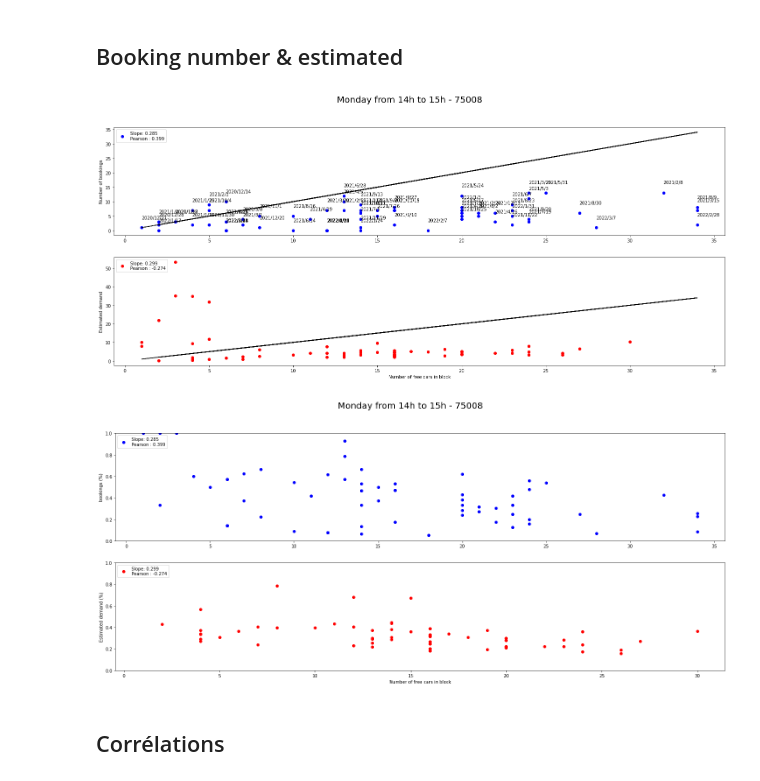
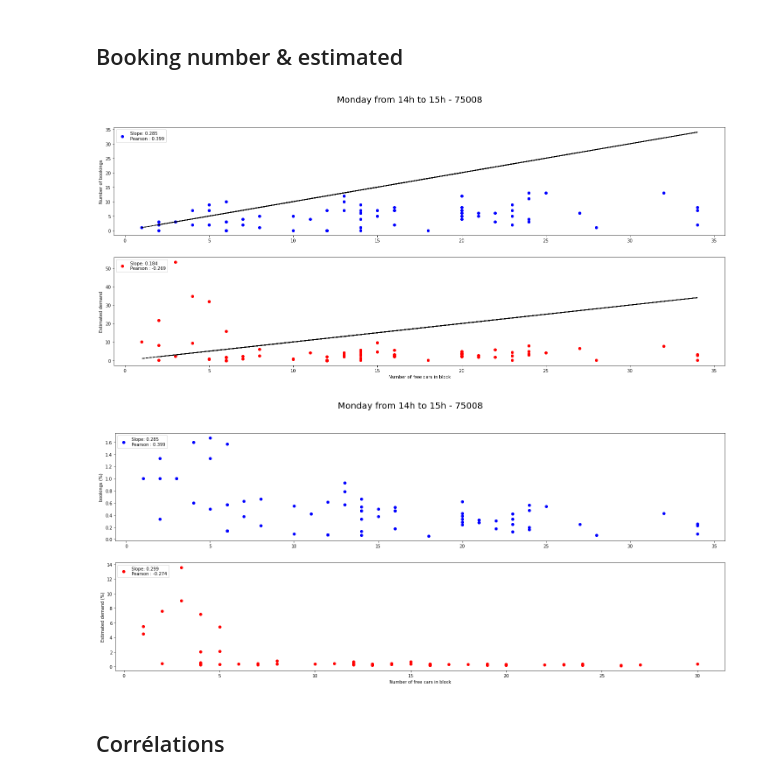
Before and after one commit to paul-mdb/car_sharing_relocation, a Jupyter notebook: analyse_blocks.ipynb, the cells around one changed output. Drawn from its saved outputs; the diff is of its cells as text; code cells hidden in the pictures.

```diff
--- a/analyse_blocks.ipynb
+++ b/analyse_blocks.ipynb
@@ -145,8 +145,8 @@ def split(index, block_list):
             df.drop(index, inplace=True)
     return additional_segments
 # %%
-split_df = pd.DataFrame()
+"""split_df = pd.DataFrame()
 for index in df.index:
     split_df = split_df.append(split(index, time_blocks), ignore_index = True)
-split_df.info()
+split_df.info()"""
 # %% [output]
@@ -154,5 +154,5 @@ KeyboardInterrupt:
 # %%
-df = df.append(split_df, ignore_index = True)
+"""df = df.append(split_df, ignore_index = True)
 def get_week_day(index):
     day = int(df.loc[index, 'day_number'])
     month = int(df.loc[index, 'month'])
@@ -163,7 +163,7 @@ def get_week_day(index):
     return datetime.date(year, month, day).weekday()
 
 df['day_of_week']=df.index.map(get_week_day)
-df.to_csv(f"{zipcode}_split.csv")
+df.to_csv(f"{zipcode}_split.csv")"""
 # %%
 df = pd.read_csv("75008_split.csv")
 # %%
@@ -308,48 +308,55 @@ booked_count = np.array(df1['booked_count'].values)
 free_count = df2['free_count'].values
 dates = (df2['year'].astype(int).astype(str) + "/" + df2['month'].astype(int).astype(str) + "/" + df2['day_number'].astype(int).astype(str)).values
 
-mu = ((1+client_count)/client_durations_means)*(end_date-start_date+1)*60 # queuing theory
+dataframe = geo_block(df, district)
+dataframe = time_block_extended(dataframe, start_date, end_date, day, end_day).loc[dataframe["status"]=="FREE"]
+grouped_df = dataframe.groupby(by=['month', 'day_number', 'year']).agg({'year': 'first', 'month': 'first', 'day_number': 'first', 'kibana_duration': ['mean', 'count', 'std'], 'next_group_id': 'first'})
+durations_means = np.array(grouped_df['kibana_duration']['mean'].values)
+count = np.array(grouped_df['kibana_duration']['count'].values)
+
+
+mu = ((1+count)/durations_means)*(end_date-start_date+1)*60 # queuing theory
 
 x = np.array(free_count).reshape(-1, 1)
 y = np.array(booked_count)
 a, _, _, _ = np.linalg.lstsq(x, y)
 pearson = pearsonr(free_count, booked_count)[0]
 
-x = np.array(client_count).reshape(-1, 1)
+x = np.array(count).reshape(-1, 1)
 y = np.array(mu)
 a_mu, _, _, _ = np.linalg.lstsq(x, y)
-pearson_mu = pearsonr(client_count, mu)[0]
+pearson_mu = pearsonr(count, mu)[0]
 
 fig, (ax1, ax2) = plt.subplots(2)
 
 # fig.rcParams["figure.autolayout"] = True
 # plt.plot(free_count, a*free_count, c='red', label = "Slope: %a" %(int(a[0]*1000)/1000) + f"\nPearson : {(int(pearson*1000)/1000)}" )
 fig.set_figheight(10)
 fig.set_figwidth(25)
 ax1.plot(free_count, booked_count, 'bo', label = "Slope: %a" %(int(a[0]*1000)/1000) + f"\nPearson : {(int(pearson*1000)/1000)}")
 ax1.plot(free_count, free_count, 'k--')
 #ax1.plot(free_count, raw_demand, 'bo', c='red')
 #ax1.plot(free_count, [np.mean(booked_count)]*len(free_count))
 #ax1.plot(free_count, [np.mean(raw_demand+)]*len(free_count), c='red')
-ax2.plot(client_count, mu, 'bo', c='red', label = "Slope: %a" %(int(a_mu[0]*1000)/1000) + f"\nPearson : {(int(pearson_mu*1000)/1000)}")
+ax2.plot(count, mu, 'bo', c='red', label = "Slope: %a" %(int(a_mu[0]*1000)/1000) + f"\nPearson : {(int(pearson_mu*1000)/1000)}")
 ax2.plot(free_count, free_count, 'k--')
-
+"""
 for i, v in enumerate(free_count):
     ax1.text(free_count[i], 1.01*booked_count[i]+3, "%s" %dates[i], ha="left")
-
+"""
 #ax1.set_ylim([0,50])
 #ax2.set_ylim([0, 50])
 #ax1.set_xlim([0,60])
 #ax2.set_xlim([0, 60])
 ax2.set_xlabel("Number of free cars in block")
 ax1.set_ylabel("Number of bookings")
 ax2.set_ylabel("Estimated demand")
 ax1.legend(loc="upper left")
 ax2.legend(loc="upper left")
 fig.suptitle(f"{days_dict[day+1]} from {start_date}h to {end_date}h - {zipcode}", fontsize=20)
 plt.show()
 # %% [output]
-[figure, old version]
+[figure, new version]
 # %%
 dataframe = geo_block(df, district)
 dataframe = time_block_extended(dataframe, start_date, end_date, day, end_day)
@@ -382,8 +389,8 @@ ax1.plot(free_count, (1+booked_count)/(1+free_count), 'bo', label = "Slope: %a"
 #ax1.plot(free_count, [np.mean(raw_demand+)]*len(free_count), c='red')
 ax2.plot(client_count, (1+mu)/(1+client_count), 'bo', c='red', label = "Slope: %a" %(int(a_mu[0]*1000)/1000) + f"\nPearson : {(int(pearson_mu*1000)/1000)}")
 #ax2.plot(free_count, free_count, 'k--')
-ax1.set_ylim([0, 1])
-ax2.set_ylim([0, 1])
+#ax1.set_ylim([0, 1])
+#ax2.set_ylim([0, 1])
 #ax1.set_xlim([0,60])
 #ax2.set_xlim([0, 60])
 ax2.set_xlabel("Number of free cars in block")
@@ -394,7 +401,7 @@ ax2.legend(loc="upper left")
 fig.suptitle(f"{days_dict[day+1]} from {start_date}h to {end_date}h - {zipcode}", fontsize=20)
 plt.show()
 # %% [output]
-[figure, old version]
+[figure, new version]
 # %% [markdown]
 ## Corrélations
 # %%
```
Also changed, not shown: parts of 1 cell of this notebook, 1 other file.
